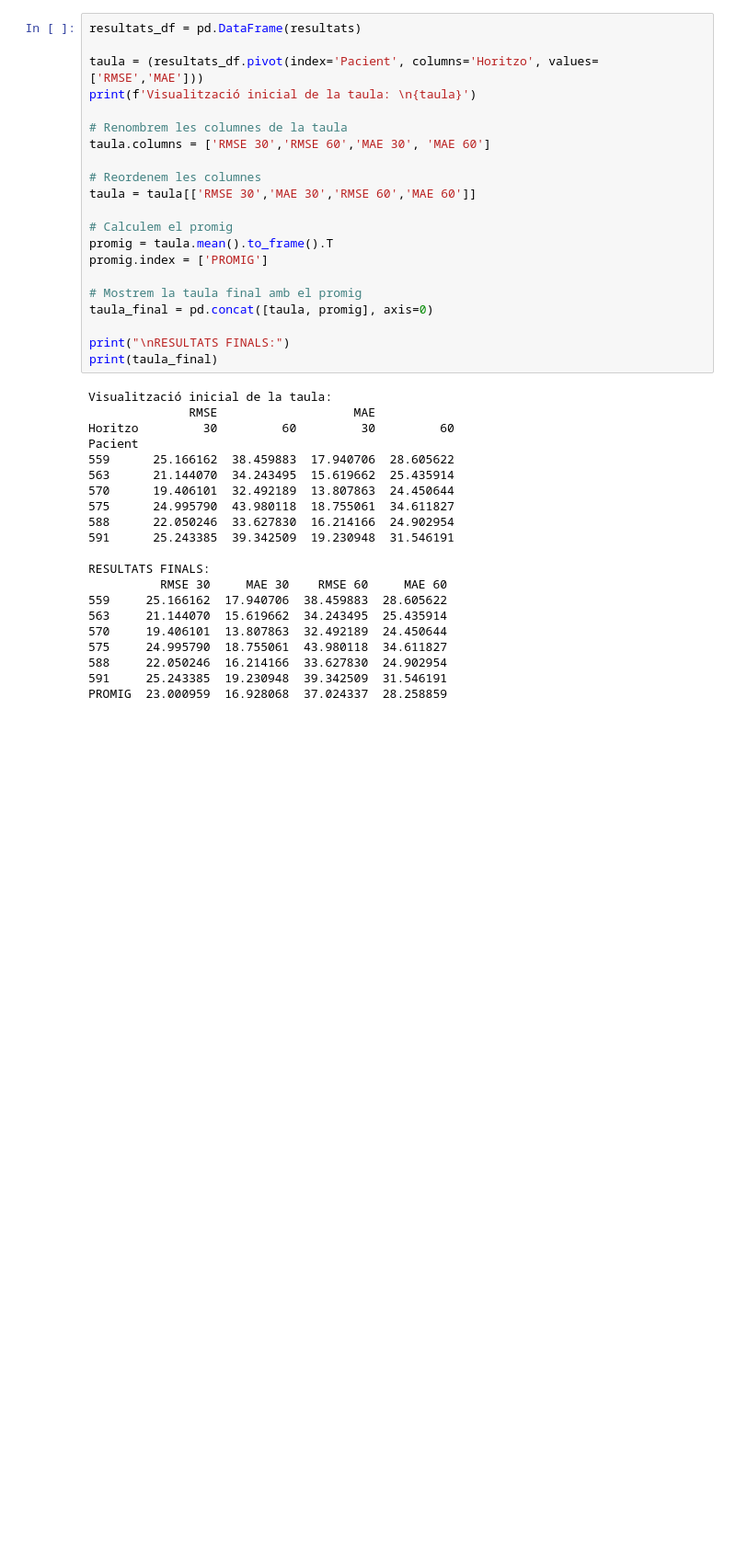
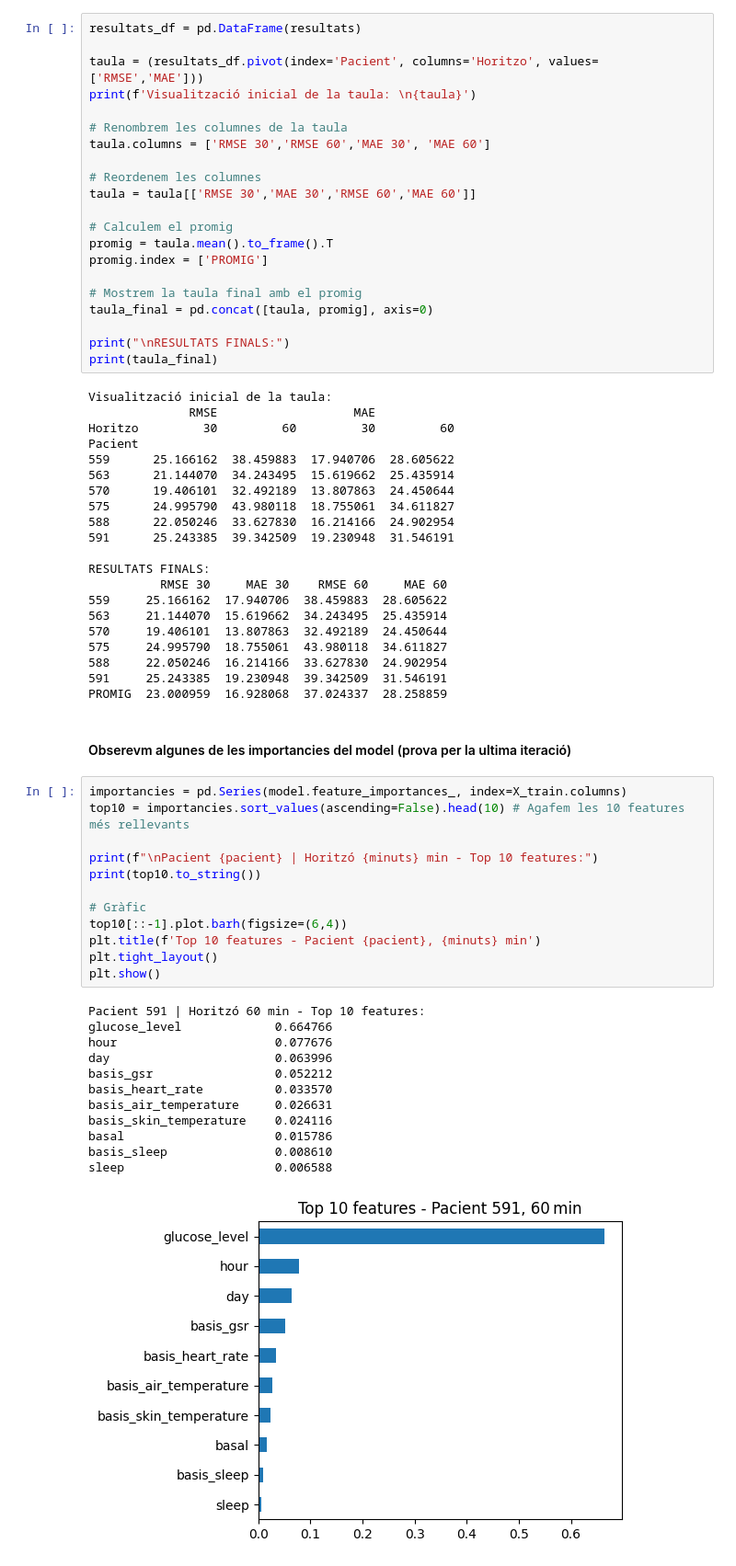
Before and after one commit to rogerduranlopez/TF-IA-GLUP24, a Jupyter notebook: notebooks/offline_glucosa.ipynb, the cells around one changed output. Shown: that part at 92% size. Drawn from its saved outputs; the diff is of its cells as text; blank space fills up the shorter version.

Commit message:
model-final

```diff
--- a/notebooks/offline_glucosa.ipynb
+++ b/notebooks/offline_glucosa.ipynb
@@ -296,3 +296,30 @@ RESULTATS FINALS:
 588     22.050246  16.214166  33.627830  24.902954
 591     25.243385  19.230948  39.342509  31.546191
 PROMIG  23.000959  16.928068  37.024337  28.258859
+# %% [markdown]
+#### Obserevm algunes de les importancies del model (prova per la ultima iteració)
+# %%
+importancies = pd.Series(model.feature_importances_, index=X_train.columns)
+top10 = importancies.sort_values(ascending=False).head(10) # Agafem les 10 features més rellevants
+
+print(f"\nPacient {pacient} | Horitzó {minuts} min - Top 10 features:")
+print(top10.to_string())
+
+# Gràfic
+top10[::-1].plot.barh(figsize=(6,4))
+plt.title(f'Top 10 features - Pacient {pacient}, {minuts} min')
+plt.tight_layout()
+plt.show()
+# %% [output]
+Pacient 591 | Horitzó 60 min - Top 10 features:
+glucose_level             0.664766
+hour                      0.077676
+day                       0.063996
+basis_gsr                 0.052212
+basis_heart_rate          0.033570
+basis_air_temperature     0.026631
+basis_skin_temperature    0.024116
+basal                     0.015786
+basis_sleep               0.008610
+sleep                     0.006588
+[figure, added]
```
Also changed, not shown: 13 other files.
